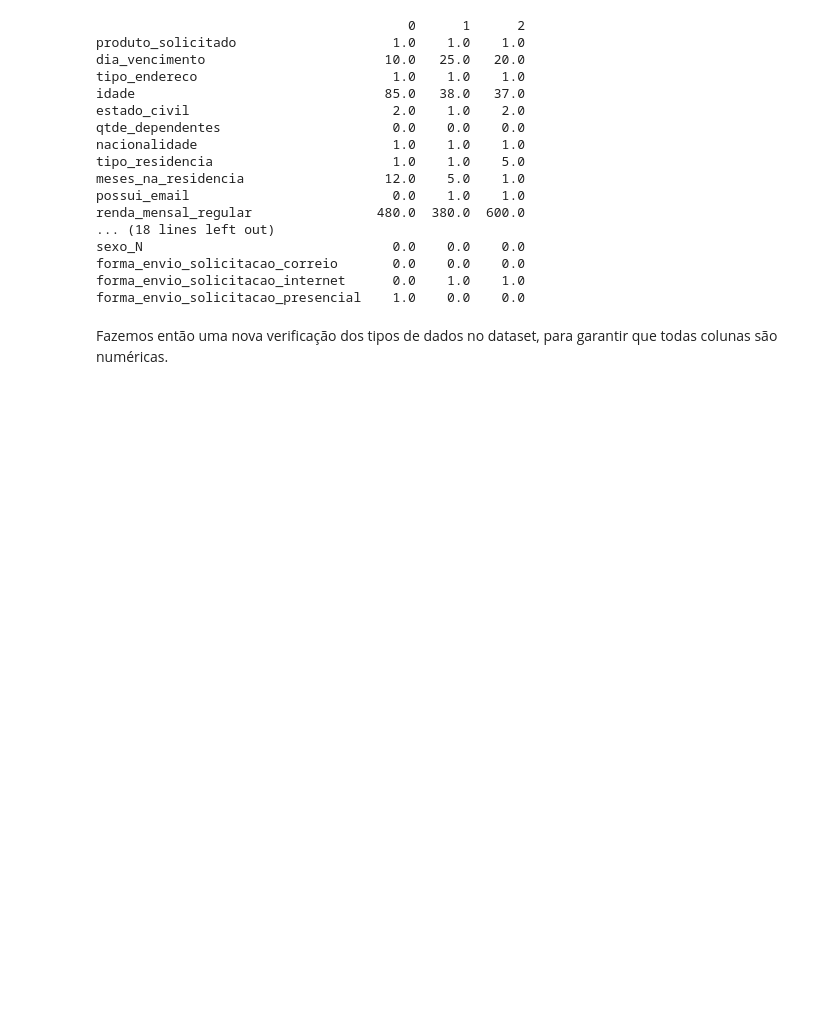
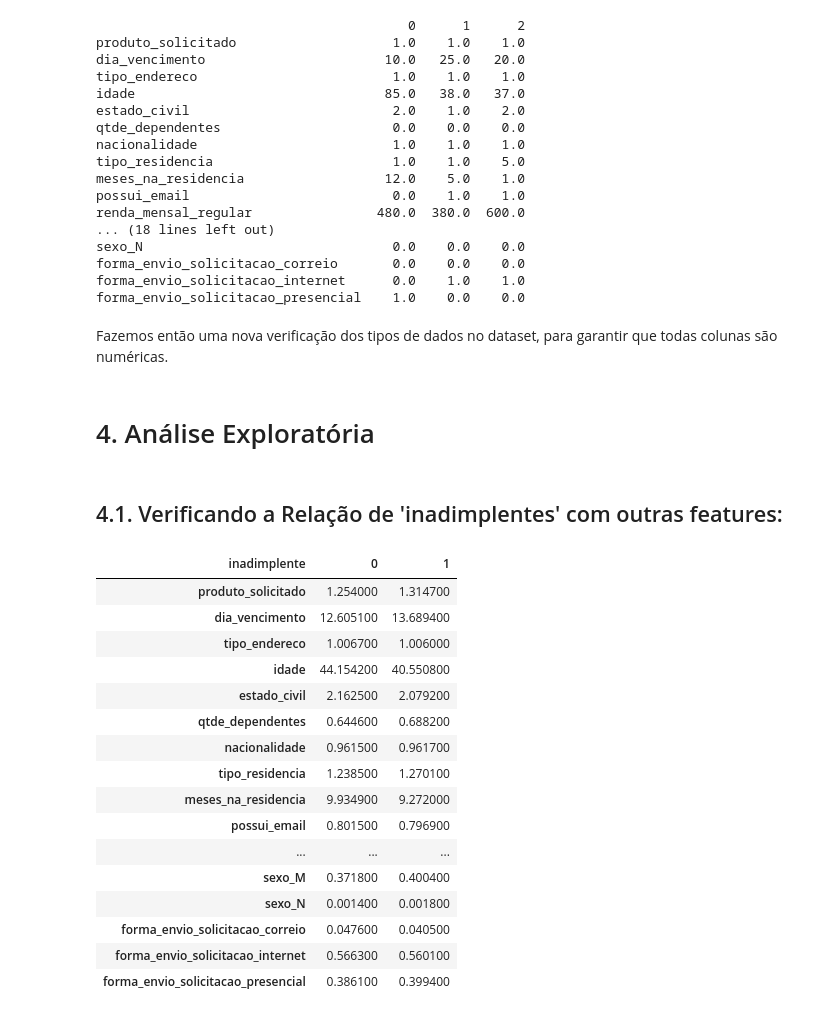
Before and after one commit to Cerne17/EEL891-Trabalho1, a Jupyter notebook: main.ipynb, the cells around one changed output. Cells and saved outputs as stored; diff of their text form; code cells hidden in the pictures; blank space fills up the shorter version.

```diff
--- a/main.ipynb
+++ b/main.ipynb
@@ -405,3 +405,28 @@ forma_envio_solicitacao_presencial    1.0    0.0    0.0
 Fazemos então uma nova verificação dos tipos de dados no dataset, para garantir que todas colunas são numéricas.
 # %%
 print(df.dtypes)
+# %% [markdown]
+# 4. Análise Exploratória
+# %% [markdown]
+## 4.1. Verificando a Relação de 'inadimplentes' com outras features:
+# %%
+grupo = df.groupby(['inadimplente']).mean()
+grupo.T
+# %% [output]
+| inadimplente | 0 | 1 |
+| produto_solicitado | 1.254000 | 1.314700 |
+| dia_vencimento | 12.605100 | 13.689400 |
+| tipo_endereco | 1.006700 | 1.006000 |
+| idade | 44.154200 | 40.550800 |
+| estado_civil | 2.162500 | 2.079200 |
+| qtde_dependentes | 0.644600 | 0.688200 |
+| nacionalidade | 0.961500 | 0.961700 |
+| tipo_residencia | 1.238500 | 1.270100 |
+| meses_na_residencia | 9.934900 | 9.272000 |
+| possui_email | 0.801500 | 0.796900 |
+| ... | ... | ... |
+| sexo_M | 0.371800 | 0.400400 |
+| sexo_N | 0.001400 | 0.001800 |
+| forma_envio_solicitacao_correio | 0.047600 | 0.040500 |
+| forma_envio_solicitacao_internet | 0.566300 | 0.560100 |
+| forma_envio_solicitacao_presencial | 0.386100 | 0.399400 |
```
Also changed, not shown: parts of 8 cells of this notebook.
